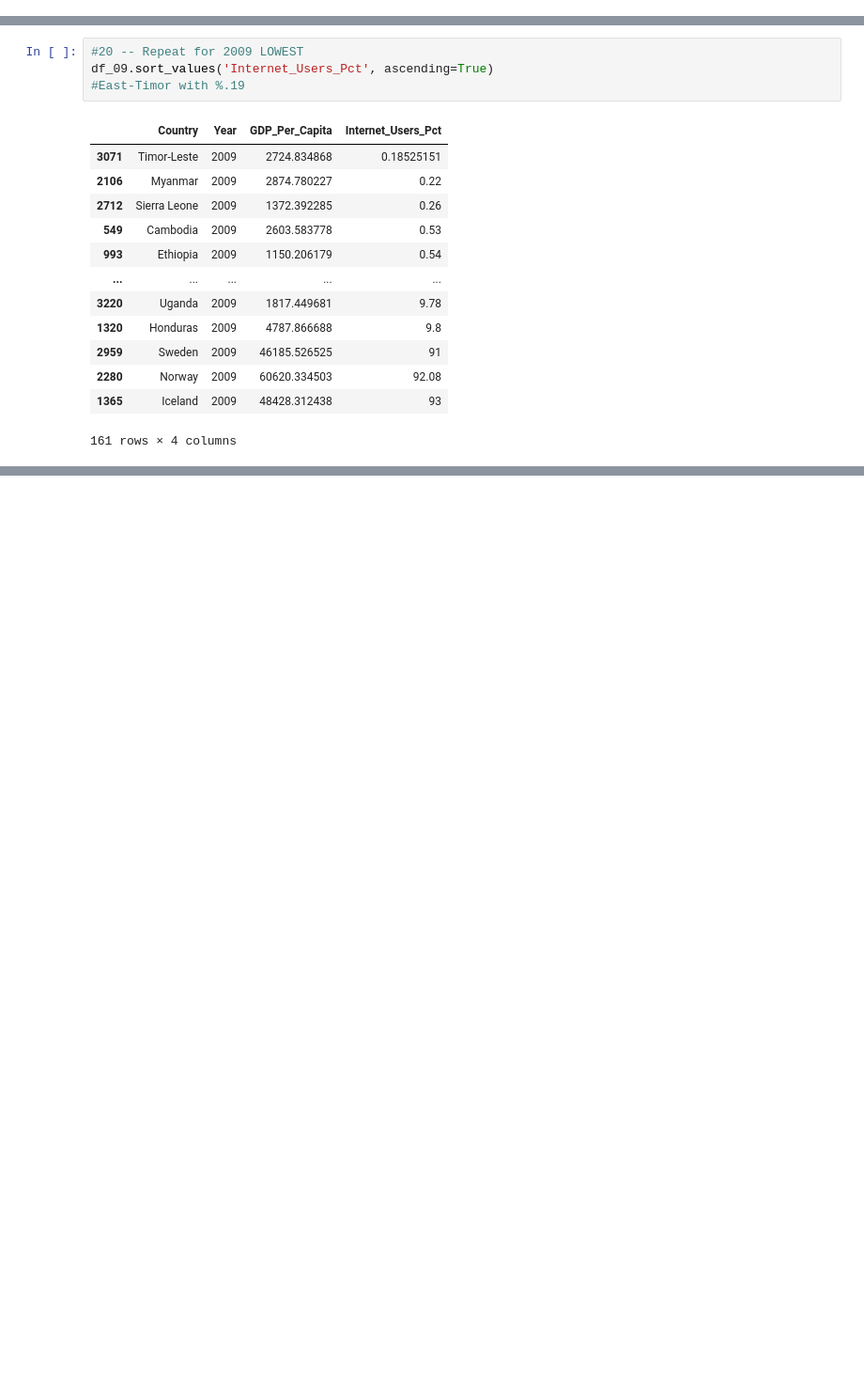
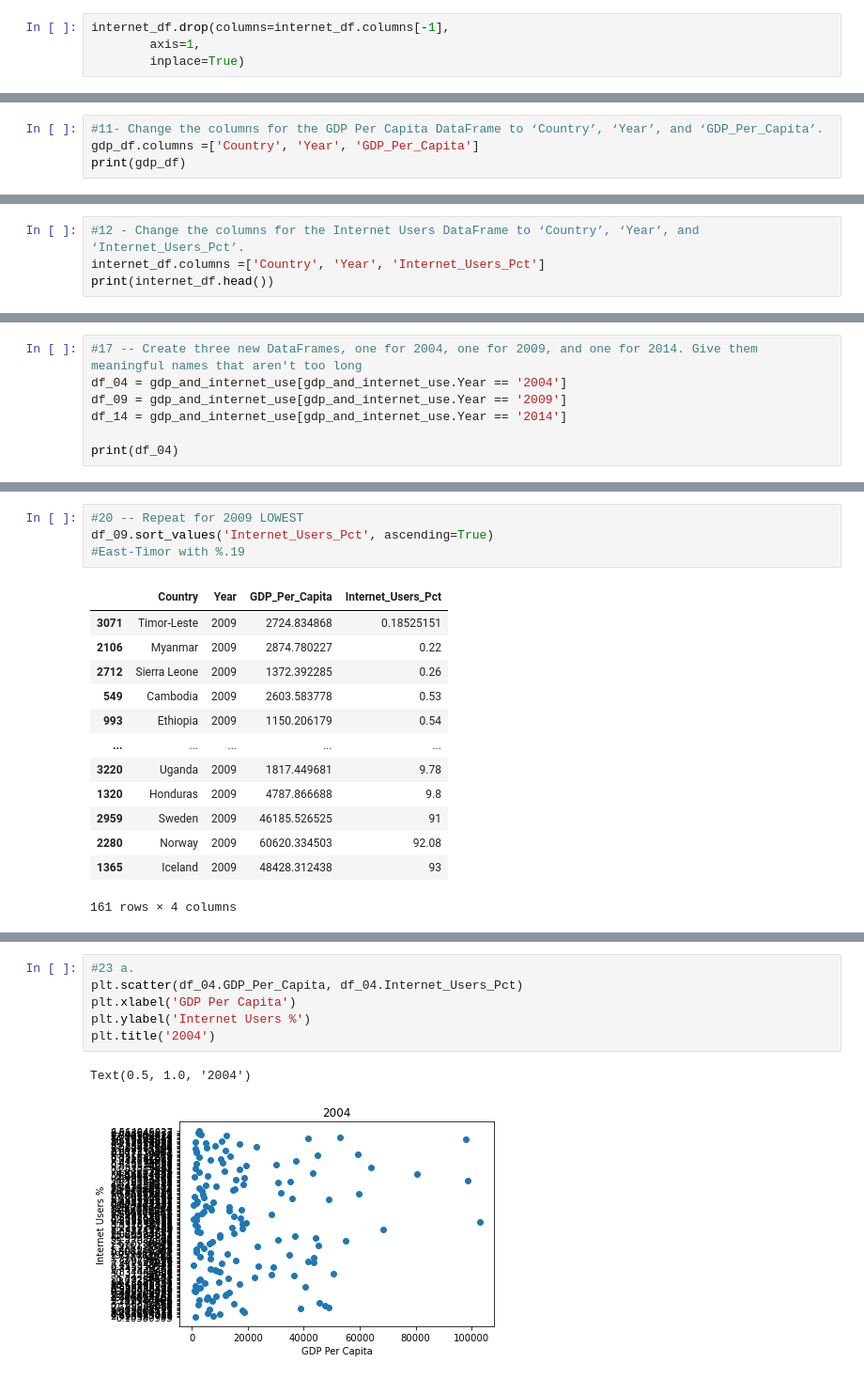
Before and after one commit to treybourgeois/gdp-and-internet-usage-treybourgeois, a Jupyter notebook: data/python_gdp_internet_workbook.ipynb, the cells around one changed output, grey strips where cells are left out. Shown at 94% size. Saved outputs shown, nothing was run; the diff lists cells and outputs as text; blank space fills up the shorter version.

```diff
--- a/data/python_gdp_internet_workbook.ipynb
+++ b/data/python_gdp_internet_workbook.ipynb
@@ -56,0 +94,4 @@ print(internet_df.head())
+# %%
+internet_df.drop(columns=internet_df.columns[-1],
+        axis=1,
+        inplace=True)
@@ -56,0 +120,4 @@ print(internet_df.head())
+# %%
+#11- Change the columns for the GDP Per Capita DataFrame to ‘Country’, ‘Year’, and ‘GDP_Per_Capita’.
+gdp_df.columns =['Country', 'Year', 'GDP_Per_Capita']
+print(gdp_df)
@@ -56,0 +139,4 @@ print(internet_df.head())
+# %%
+#12 - Change the columns for the Internet Users DataFrame to ‘Country’, ‘Year’, and ‘Internet_Users_Pct’.
+internet_df.columns =['Country', 'Year', 'Internet_Users_Pct']
+print(internet_df.head())
@@ -97,0 +168,7 @@ df_09.sort_values('Internet_Users_Pct', ascending=False)
+# %%
+#17 -- Create three new DataFrames, one for 2004, one for 2009, and one for 2014. Give them meaningful names that aren't too long
+df_04 = gdp_and_internet_use[gdp_and_internet_use.Year == '2004']
+df_09 = gdp_and_internet_use[gdp_and_internet_use.Year == '2009']
+df_14 = gdp_and_internet_use[gdp_and_internet_use.Year == '2014']
+
+print(df_04)
@@ -115,0 +352,9 @@ df_09.sort_values('Internet_Users_Pct', ascending=True)
+# %%
+#23 a.
+plt.scatter(df_04.GDP_Per_Capita, df_04.Internet_Users_Pct)
+plt.xlabel('GDP Per Capita')
+plt.ylabel('Internet Users %')
+plt.title('2004')
+# %% [output]
+Text(0.5, 1.0, '2004')
+[figure, added]
```
Also changed, not shown: parts of 43 cells of this notebook.
